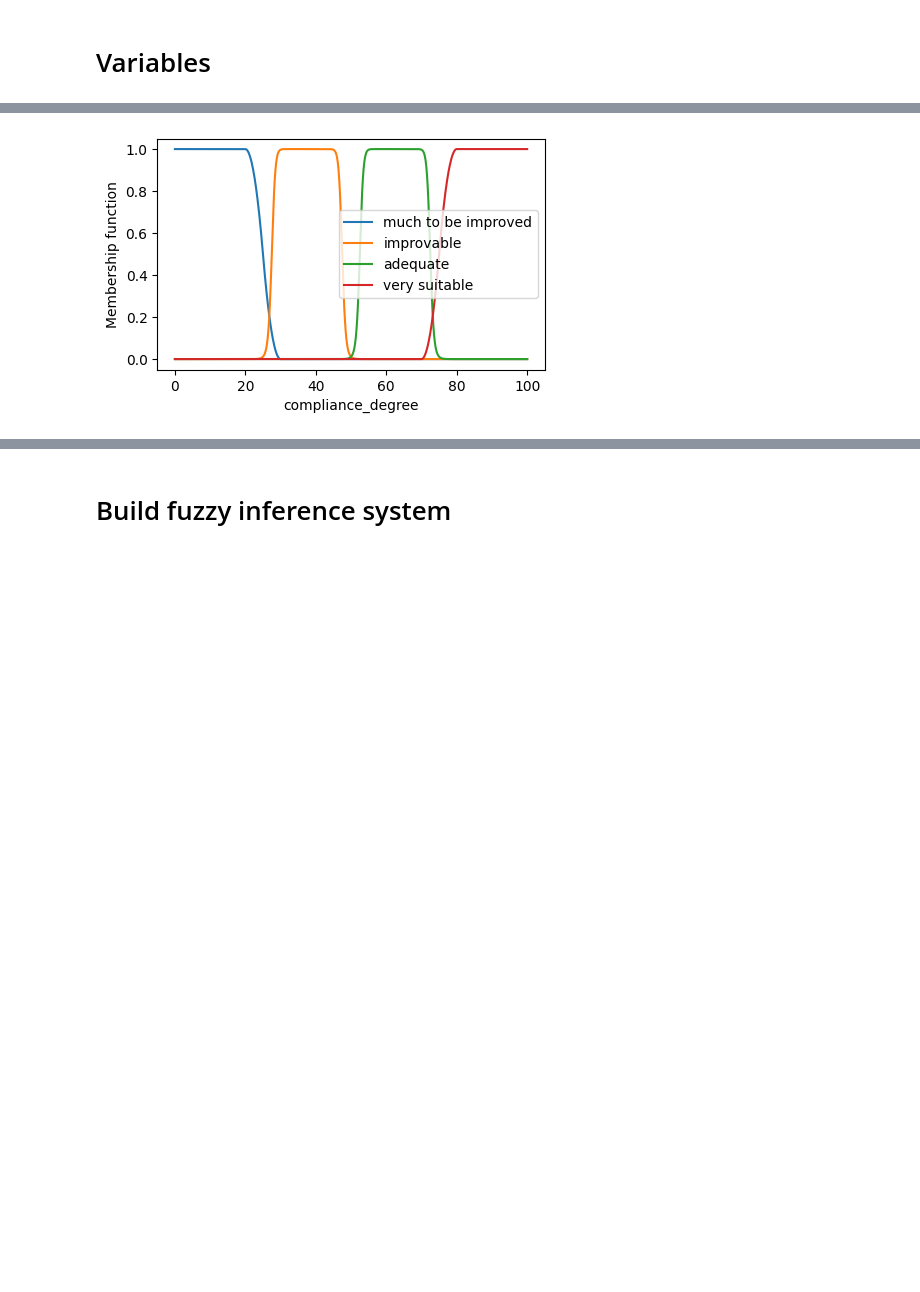
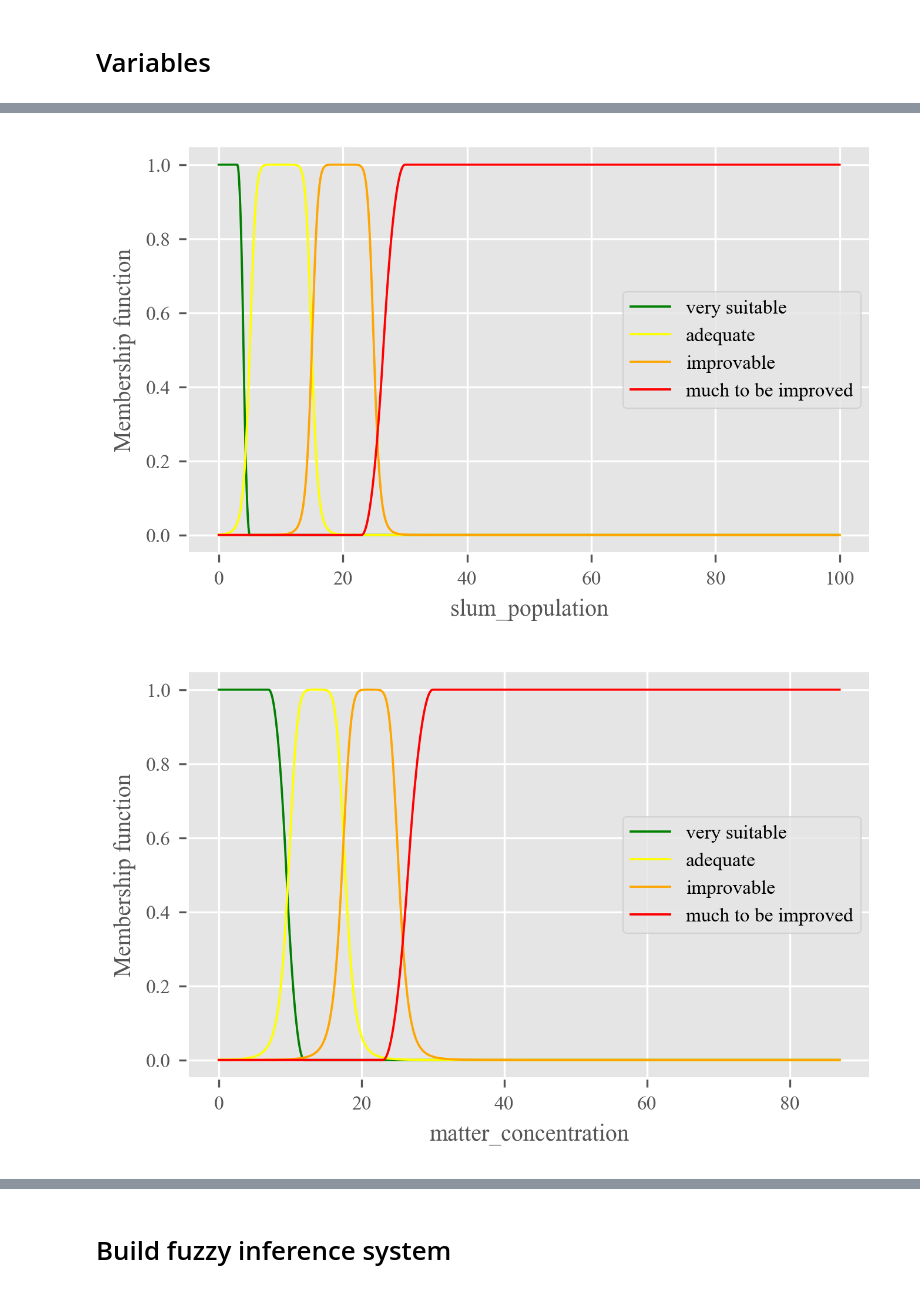
Before and after one commit to marialonsogar/fuzzy-compliance-SDG11, a Jupyter notebook: fuzzy-sdg11/fuzzy-system-demo.ipynb, the cells around one changed output, grey strips where cells are left out. Cells and saved outputs as stored; diff of their text form; code cells hidden in the pictures; blank space fills up the shorter version.

```diff
--- a/fuzzy-sdg11/fuzzy-system-demo.ipynb
+++ b/fuzzy-sdg11/fuzzy-system-demo.ipynb
@@ -10,3 +5,16 @@ plt.rcParams['figure.figsize'] = [5, 3]
+# %%
+import zadeh
+import matplotlib.pyplot as plt
+import matplotlib as mpl
+
+# set default matplotlib config
+plt.rcParams['figure.figsize'] = [5, 3]
+plt.rcParams['figure.dpi'] = 300
+mpl.rcParams['lines.linewidth'] = 0.9
+plt.style.use('ggplot')
+mpl.rcParams['axes.prop_cycle'] = mpl.cycler(color=["green", "yellow", "orange", "red"])
+plt.rcParams['font.family'] = "Times New Roman"
+plt.rcParams['font.size'] = 8
 # %% [markdown]
 # Variables
 # %% [markdown]
@@ -46,49 +61,59 @@ matter_concentration = zadeh.FuzzyVariable(
 water_access = zadeh.FuzzyVariable(
     zadeh.FloatDomain("water_access", 0, 100, 1000),
     {
+        'very suitable': zadeh.SFuzzySet(97, 100),
+        'adequate': zadeh.BellFuzzySet(5, 5, 92.25),
+        'improvable': zadeh.BellFuzzySet(5, 5, 80.75),
         'much to be improved': zadeh.ZFuzzySet(72, 77),
-        'improvable': zadeh.BellFuzzySet(5, 5, 80.75),
-        'adequate': zadeh.BellFuzzySet(5, 5, 92.25),
-        'very suitable': zadeh.SFuzzySet(97, 100),
+
     },
 )
 
 public_transport_satisfaction = zadeh.FuzzyVariable(
     zadeh.FloatDomain("public_transport_satisfaction", 0, 100, 1000),
     {
+        'very suitable': zadeh.SFuzzySet(70, 74),
+        'adequate': zadeh.BellFuzzySet(7, 7, 64.75),
+        'improvable': zadeh.BellFuzzySet(7, 7, 50.25),
         'much to be improved': zadeh.ZFuzzySet(42, 45),
-        'improvable': zadeh.BellFuzzySet(7, 7, 50.25),
-        'adequate': zadeh.BellFuzzySet(7, 7, 64.75),
-        'very suitable': zadeh.SFuzzySet(70, 74),
+
     },
 )
 
 rent_overburden_population = zadeh.FuzzyVariable(
     zadeh.FloatDomain("rent_overburden_population", 0, 100, 1000),
     {
         'very suitable': zadeh.ZFuzzySet(5, 7),
         'adequate': zadeh.BellFuzzySet(3, 4, 9.5),
         'improvable': zadeh.BellFuzzySet(3, 4, 14.5),
         'much to be improved': zadeh.SFuzzySet(15, 19),
     },
 )
 
 # OUTPUT
 compliance_degree = zadeh.FuzzyVariable(
     zadeh.FloatDomain("compliance_degree", 0, 100, 1000),
     {
+        'very suitable': zadeh.SFuzzySet(70, 80),
+        'adequate': zadeh.BellFuzzySet(10, 10, 62.5),
+        'improvable': zadeh.BellFuzzySet(10, 10, 37.5),
         'much to be improved': zadeh.ZFuzzySet(20, 30),
-        'improvable': zadeh.BellFuzzySet(10, 10, 37.5),
-        'adequate': zadeh.BellFuzzySet(10, 10, 62.5),
-        'very suitable': zadeh.SFuzzySet(70, 80),
+
     },
 )
 
-# slum_population.plot()
-# matter_concentration.plot()
-# water_access.plot()
-# public_transport_satisfaction.plot()
-# rent_overburden_population.plot()
+slum_population.plot()
+plt.show()
+matter_concentration.plot()
+plt.show()
+water_access.plot()
+plt.show()
+public_transport_satisfaction.plot()
+plt.show()
+rent_overburden_population.plot()
+plt.show()
 compliance_degree.plot()
+plt.show()
 # %% [output]
-[figure, old version]
+[figure, new version]
+[figure, added]
```
Also changed, not shown: parts of 5 cells of this notebook, 4 other files.
